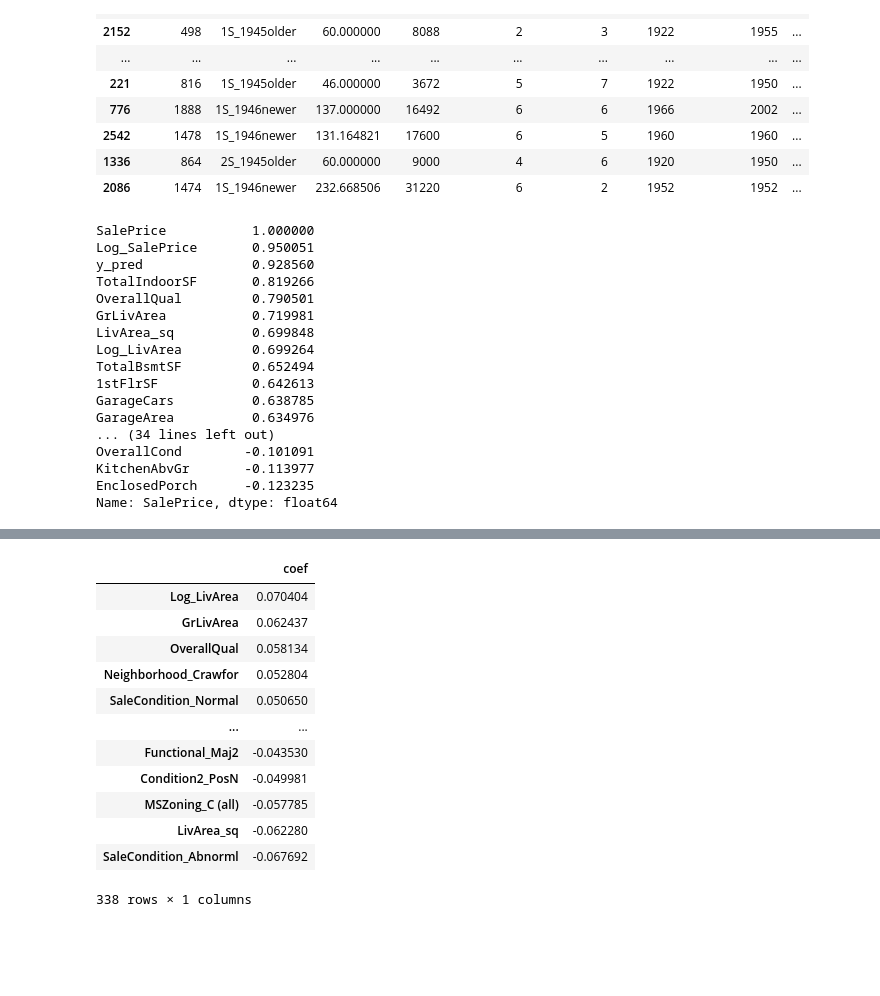
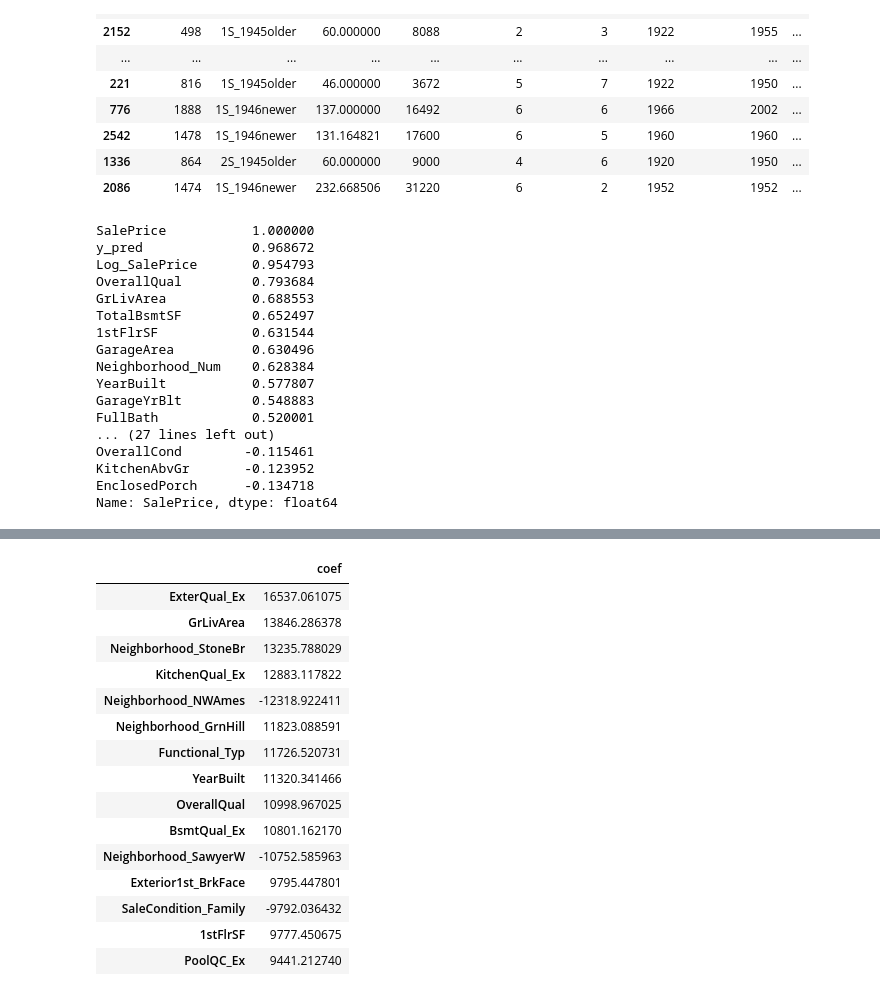
Before and after one commit to ersdanforth/ames_housing, a Jupyter notebook: main/interpretation.ipynb, the cells around one changed output, grey strips where cells are left out. Saved outputs shown, nothing was run; the diff lists cells and outputs as text; code cells hidden in the pictures; blank space fills up the shorter version.

```diff
--- a/interpretation.ipynb
+++ b/main/interpretation.ipynb
@@ -304,24 +407,24 @@ underval_top
 | 2086 | 1474 | 1S_1946newer | 232.668506 | 31220 | 6 | 2 | 1952 | 1952 | ... |
 # %%
 # look at how feature relationships are different for undervalued homes
-housing_newfeat.corr()['SalePrice'].sort_values(ascending = False)
+housing.corr()['SalePrice'].sort_values(ascending = False)
 # %% [output]
 SalePrice           1.000000
-Log_SalePrice       0.950051
-y_pred              0.928560
-TotalIndoorSF       0.819266
-OverallQual         0.790501
-GrLivArea           0.719981
-LivArea_sq          0.699848
-Log_LivArea         0.699264
-TotalBsmtSF         0.652494
-1stFlrSF            0.642613
-GarageCars          0.638785
-GarageArea          0.634976
-... (34 lines left out)
-OverallCond        -0.101091
-KitchenAbvGr       -0.113977
-EnclosedPorch      -0.123235
+y_pred              0.968672
+Log_SalePrice       0.954793
+OverallQual         0.793684
+GrLivArea           0.688553
+TotalBsmtSF         0.652497
+1stFlrSF            0.631544
+GarageArea          0.630496
+Neighborhood_Num    0.628384
+YearBuilt           0.577807
+GarageYrBlt         0.548883
+FullBath            0.520001
+... (27 lines left out)
+OverallCond        -0.115461
+KitchenAbvGr       -0.123952
+EnclosedPorch      -0.134718
 Name: SalePrice, dtype: float64
 # %%
 underval_top.corr()['SalePrice'].sort_values(ascending = False)
@@ -348,19 +451,23 @@ Name: SalePrice, dtype: float64
 # %%
 # interpret model coefficients
 # %%
-coefs_ridge = pd.DataFrame(ridge.coef_, index = X_train.columns, columns = ['coef'])
-coefs_ridge.sort_values('coef', ascending = False)
+new_vars = ridge_pipe.named_steps['cols'].get_feature_names_out()
+coefs = pd.DataFrame(ridge_mod.coef_, index = new_vars, columns = ['coef'])
+coefs.sort_values('coef', key = abs, ascending = False).head(15)
 # %% [output]
 |  | coef |
-| Log_LivArea | 0.070404 |
-| GrLivArea | 0.062437 |
-| OverallQual | 0.058134 |
-| Neighborhood_Crawfor | 0.052804 |
-| SaleCondition_Normal | 0.050650 |
-| ... | ... |
-| Functional_Maj2 | -0.043530 |
-| Condition2_PosN | -0.049981 |
-| MSZoning_C (all) | -0.057785 |
-| LivArea_sq | -0.062280 |
-| SaleCondition_Abnorml | -0.067692 |
+| ExterQual_Ex | 16537.061075 |
+| GrLivArea | 13846.286378 |
+| Neighborhood_StoneBr | 13235.788029 |
+| KitchenQual_Ex | 12883.117822 |
+| Neighborhood_NWAmes | -12318.922411 |
+| Neighborhood_GrnHill | 11823.088591 |
+| Functional_Typ | 11726.520731 |
+| YearBuilt | 11320.341466 |
+| OverallQual | 10998.967025 |
+| BsmtQual_Ex | 10801.162170 |
+| Neighborhood_SawyerW | -10752.585963 |
+| Exterior1st_BrkFace | 9795.447801 |
+| SaleCondition_Family | -9792.036432 |
+| 1stFlrSF | 9777.450675 |
+| PoolQC_Ex | 9441.212740 |
-338 rows × 1 columns
```
Also changed, not shown: parts of 14 cells of this notebook, 5 other files.
